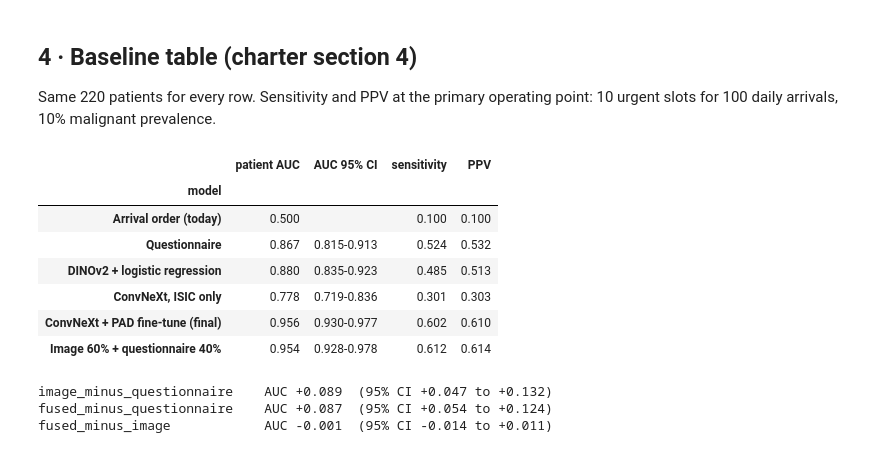
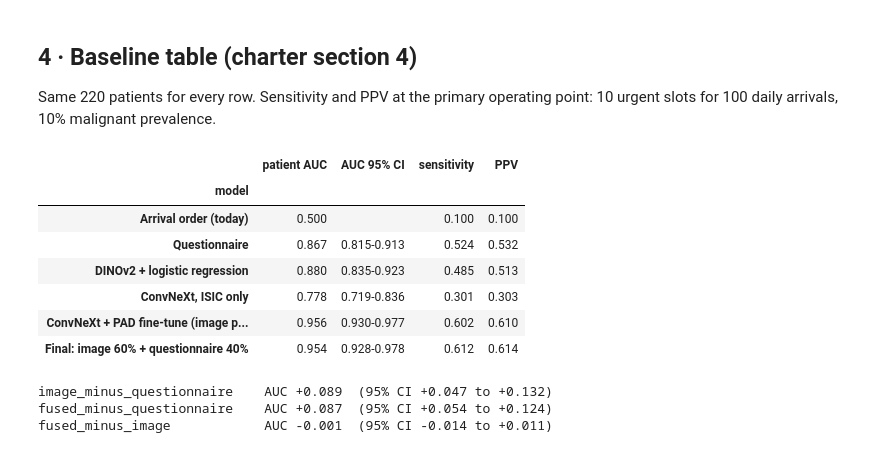
Before and after one commit to IfatDav/skin-lesion-assistant, a Jupyter notebook: notebooks/04_image_model.ipynb, the cells around one changed output. Drawn from its saved outputs; the diff is of its cells as text; code cells hidden in the pictures.

```diff
--- a/notebooks/04_image_model.ipynb
+++ b/notebooks/04_image_model.ipynb
@@ -87,23 +90,23 @@ daily arrivals, 10% malignant prevalence.
 # %%
 def row(name, r):
     if r is None:
         return {"model": name, "patient AUC": 0.5, "AUC 95% CI": "", "sensitivity": 0.10, "PPV": 0.10}
     p = next(s for s in r["scenarios"] if s["slots"] == 10 and s["prevalence"] == 0.10)
     return {"model": name, "patient AUC": r["auc"], "AUC 95% CI": f"{r['auc_ci'][0]:.3f}-{r['auc_ci'][1]:.3f}",
             "sensitivity": p["sensitivity"], "PPV": p["ppv"]}
 pd.DataFrame([row("Arrival order (today)", None), row("Questionnaire", R["questionnaire"]),
               row("DINOv2 + logistic regression", R["dinov2_logreg"]), row("ConvNeXt, ISIC only", R["image_isic_only"]),
-              row("ConvNeXt + PAD fine-tune (final)", R["final_image_model"]),
-              row("Image 60% + questionnaire 40%", R["fused"])]).set_index("model")
+              row("ConvNeXt + PAD fine-tune (image part)", R["final_image_model"]),
+              row("Final: image 60% + questionnaire 40%", R["fused"])]).set_index("model")
 # %% [output]
 |  | patient AUC | AUC 95% CI | sensitivity | PPV |
 | model |  |  |  |  |
 | Arrival order (today) | 0.500 |  | 0.100 | 0.100 |
 | Questionnaire | 0.867 | 0.815-0.913 | 0.524 | 0.532 |
 | DINOv2 + logistic regression | 0.880 | 0.835-0.923 | 0.485 | 0.513 |
 | ConvNeXt, ISIC only | 0.778 | 0.719-0.836 | 0.301 | 0.303 |
-| ConvNeXt + PAD fine-tune (final) | 0.956 | 0.930-0.977 | 0.602 | 0.610 |
-| Image 60% + questionnaire 40% | 0.954 | 0.928-0.978 | 0.612 | 0.614 |
+| ConvNeXt + PAD fine-tune (image p... | 0.956 | 0.930-0.977 | 0.602 | 0.610 |
+| Final: image 60% + questionnaire 40% | 0.954 | 0.928-0.978 | 0.612 | 0.614 |
 # %%
 for k in ("image_minus_questionnaire", "fused_minus_questionnaire", "fused_minus_image"):
     print(f"{k:<28} AUC {R[k]['mean']:+.3f}  (95% CI {R[k]['ci'][0]:+.3f} to {R[k]['ci'][1]:+.3f})")
```
Also changed, not shown: parts of 5 cells of this notebook, 15 other files.
